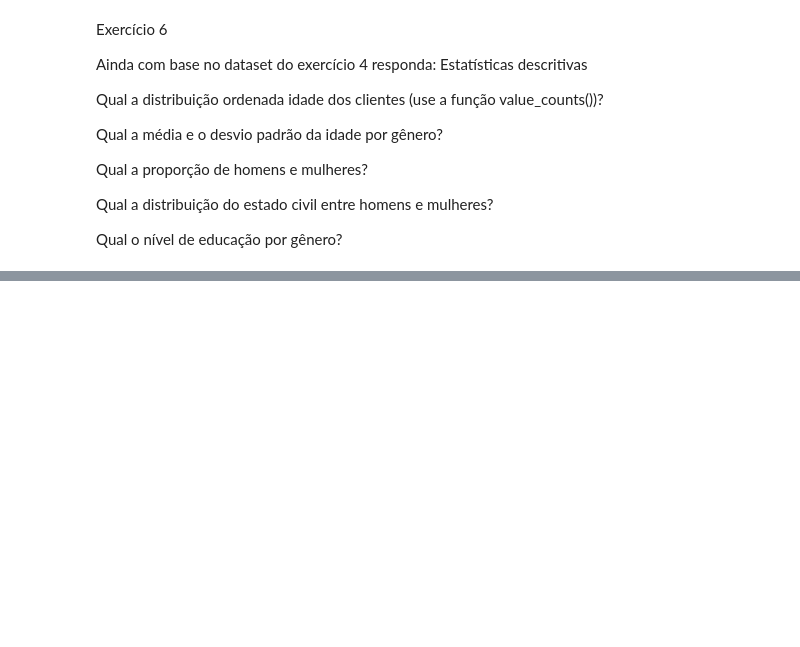
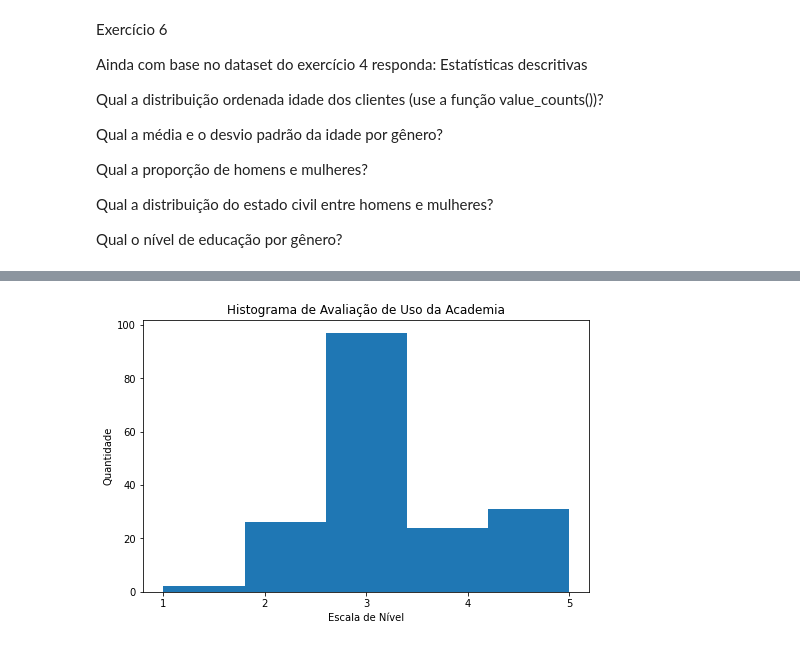
Before and after one commit to isaiastrajano/BootCamp_Python_DataScience, a Jupyter notebook: Exercicio_estatisticadescritiva.ipynb, the cells around one changed output, grey strips where cells are left out. Saved outputs shown, nothing was run; the diff lists cells and outputs as text; code cells hidden in the pictures; blank space fills up the shorter version.

```diff
--- a/Exercicio_estatisticadescritiva.ipynb
+++ b/Exercicio_estatisticadescritiva.ipynb
@@ -402,0 +570,10 @@ Qual o nível de educação por gênero?
+# %%
+plt.figure(figsize = (8, 5))
+plt.hist(dt['Fitness'], bins = 5)
+plt.title('Histograma de Avaliação de Uso da Academia')
+plt.xticks(range(1, 6))
+plt.xlabel('Escala de Nível')
+plt.ylabel('Quantidade')
+plt.show()
+# %% [output]
+[figure, added]
```
Also changed, not shown: parts of 43 cells of this notebook.
